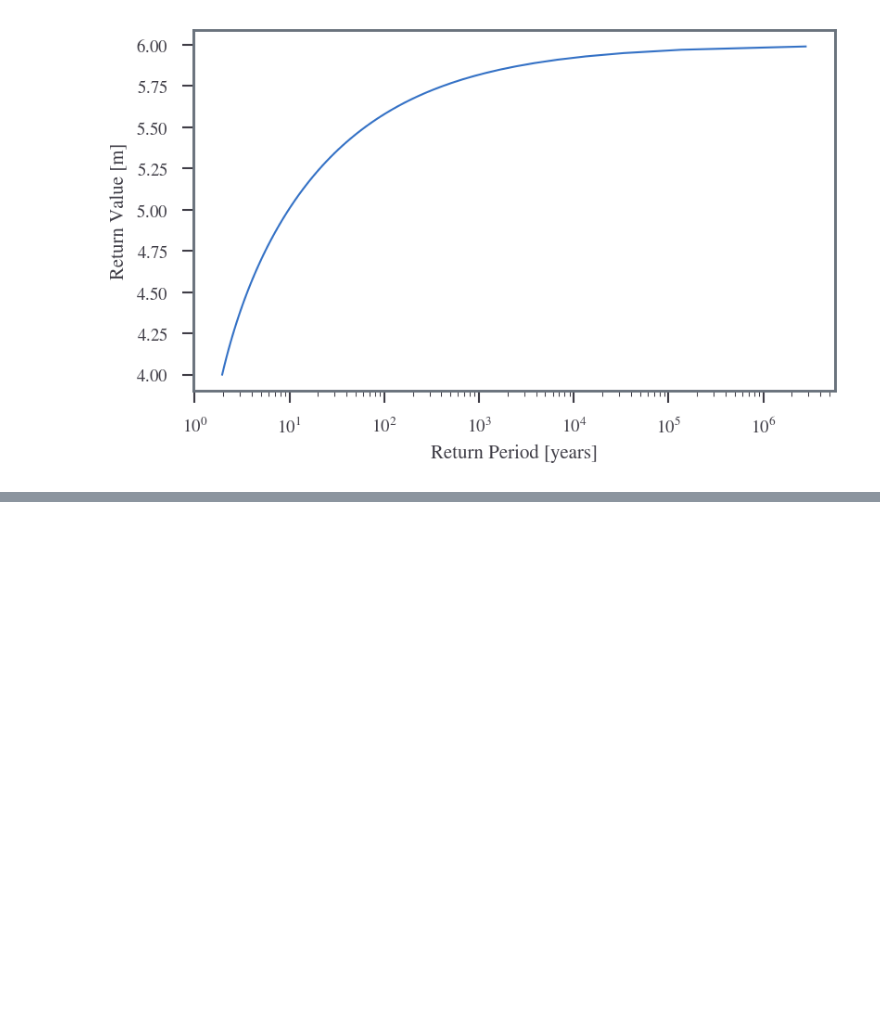
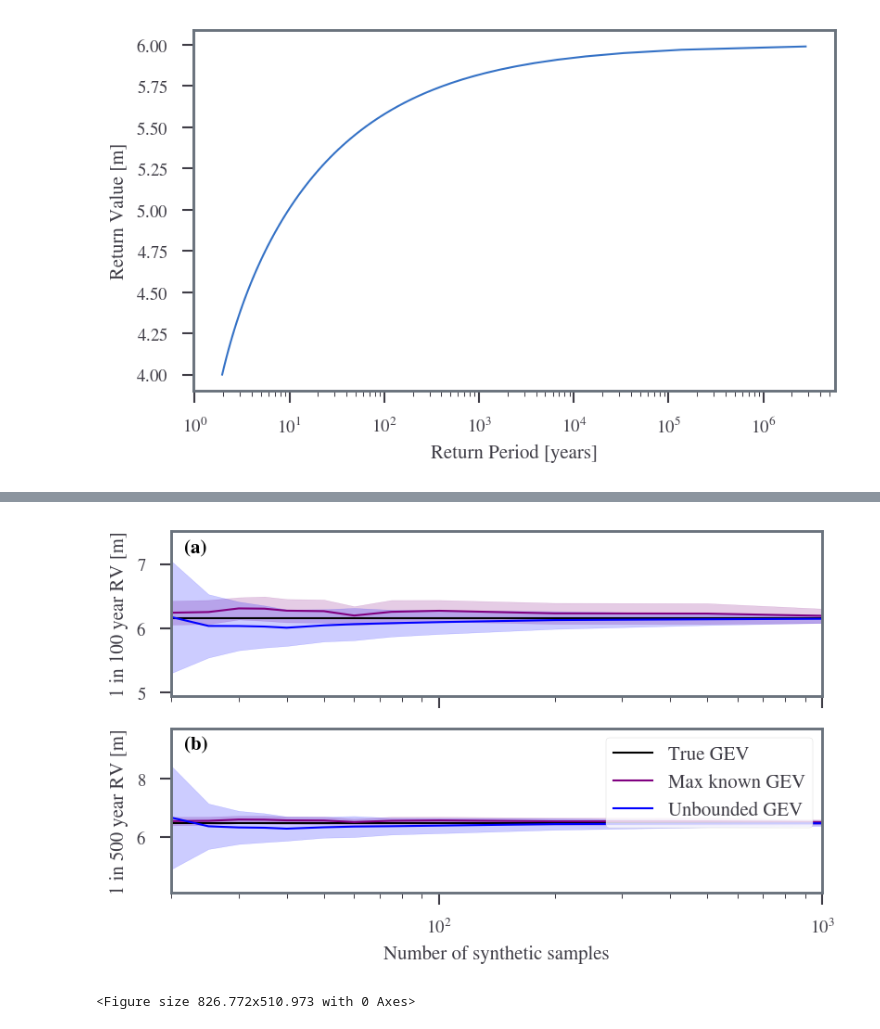
Before and after one commit to sdat2/PotentialHeight, a Jupyter notebook: ipynb/05-02-evt.ipynb, the cells around one changed output, grey strips where cells are left out. Cells and saved outputs as stored; diff of their text form; code cells hidden in the pictures; blank space fills up the shorter version.

```diff
--- a/ipynb/05-02-evt.ipynb
+++ b/ipynb/05-02-evt.ipynb
@@ -496,0 +607,5 @@ def plot_vals(res):
+# %%
+plot_mn_std(mn, std)
+# %% [output]
+[figure, added]
+<Figure size 826.772x510.973 with 0 Axes>
```
Also changed, not shown: parts of 20 cells of this notebook, 2 other files.
